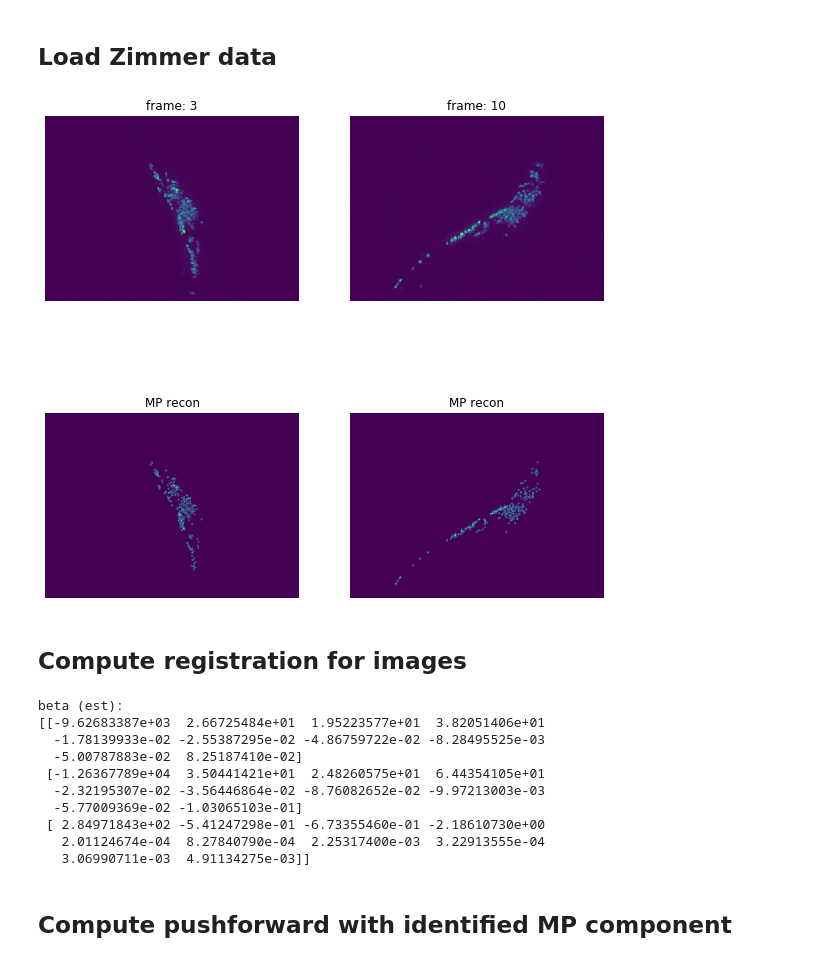
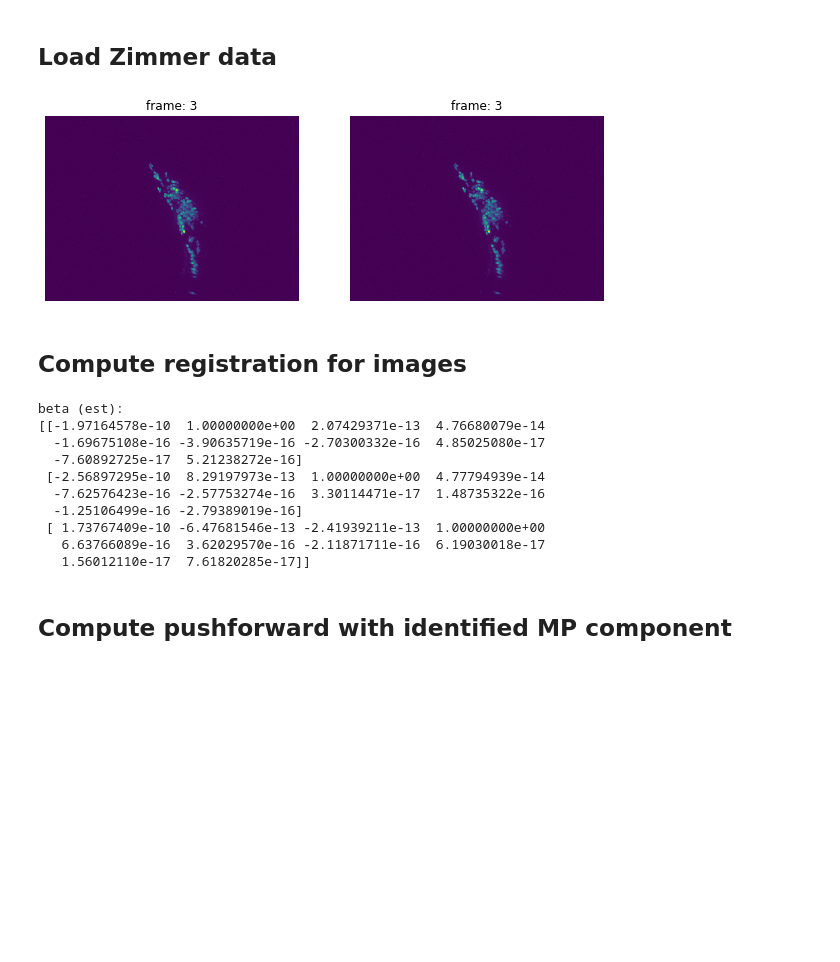
Before and after one commit to evarol/ot_tracking, a Jupyter notebook: python/notebooks/image_registration/two_frame/12_visualization_tools.ipynb, the cells around one changed output. Saved outputs shown, nothing was run; the diff lists cells and outputs as text; code cells hidden in the pictures; blank space fills up the shorter version.

Commit message:
Changed visualization notebook

```diff
--- a/python/notebooks/image_registration/two_frame/12_visualization_tools.ipynb
+++ b/python/notebooks/image_registration/two_frame/12_visualization_tools.ipynb
@@ -24,52 +24,52 @@ from otimage.imagereg import ot_registration, gw_registration
 # %%
 # Frame index
 t1 = 3
-t2 = 10
+t2 = 3
 
 # Load two successive frames from dataset
 img_path = '/home/mn2822/Desktop/WormOT/data/zimmer/raw/mCherry_v00065-00115.hdf5'
 with readers.ZimmerReader(img_path) as reader:
     img_1 = reader.get_frame(t1)
     img_2 = reader.get_frame(t2)
     img_shape = img_1.shape
 
 # Load MP components
 mp_path = '/home/mn2822/Desktop/WormOT/data/zimmer/mp_components/mp_0000_0050.mat'
 mp_data = loadmat(mp_path)
 cov = mp_data['cov']
 pts_1 = mp_data['means'][t1, :, :]
 pts_2 = mp_data['means'][t2, :, :]
 wts_1 = mp_data['weights'][t1, :, 0]
 wts_2 = mp_data['weights'][t2, :, 0]
 n_mps = pts_1.shape[0]
 
 # Reconstruct images from MPs
-rec_1 = imagerep.reconstruct_image(pts_1, [cov], wts_1, img_shape)
-rec_2 = imagerep.reconstruct_image(pts_2, [cov], wts_2, img_shape)
+#rec_1 = imagerep.reconstruct_image(pts_1, [cov], wts_1, img_shape)
+#rec_2 = imagerep.reconstruct_image(pts_2, [cov], wts_2, img_shape)
 
 plt.figure(figsize=(10, 10))
 
-plt.subplot(221)
+plt.subplot(121)
 plot_maxproj(img_1)
 plt.title(f'frame: {t1}')
 plt.axis('off')
 
-plt.subplot(222)
+plt.subplot(122)
 plot_maxproj(img_2)
 plt.title(f'frame: {t2}')
 plt.axis('off');
 
-plt.subplot(223)
-plot_maxproj(rec_1)
-plt.title('MP recon')
-plt.axis('off')
+# plt.subplot(223)
+# plot_maxproj(rec_1)
+# plt.title('MP recon')
+# plt.axis('off')
 
-plt.subplot(224)
-plot_maxproj(rec_2)
-plt.title('MP recon')
-plt.axis('off');
+# plt.subplot(224)
+# plot_maxproj(rec_2)
+# plt.title('MP recon')
+# plt.axis('off');
 # %% [output]
-[figure, old version]
+[figure, new version]
 # %% [markdown]
 ## Compute registration for images
 # %%
@@ -82,15 +82,15 @@ print('beta (est):')
 print(model.beta)
 # %% [output]
 beta (est):
-[[-9.62683387e+03  2.66725484e+01  1.95223577e+01  3.82051406e+01
-  -1.78139933e-02 -2.55387295e-02 -4.86759722e-02 -8.28495525e-03
-  -5.00787883e-02  8.25187410e-02]
- [-1.26367789e+04  3.50441421e+01  2.48260575e+01  6.44354105e+01
-  -2.32195307e-02 -3.56446864e-02 -8.76082652e-02 -9.97213003e-03
-  -5.77009369e-02 -1.03065103e-01]
- [ 2.84971843e+02 -5.41247298e-01 -6.73355460e-01 -2.18610730e+00
-   2.01124674e-04  8.27840790e-04  2.25317400e-03  3.22913555e-04
-   3.06990711e-03  4.91134275e-03]]
+[[-1.97164578e-10  1.00000000e+00  2.07429371e-13  4.76680079e-14
+  -1.69675108e-16 -3.90635719e-16 -2.70300332e-16  4.85025080e-17
+  -7.60892725e-17  5.21238272e-16]
+ [-2.56897295e-10  8.29197973e-13  1.00000000e+00  4.77794939e-14
+  -7.62576423e-16 -2.57753274e-16  3.30114471e-17  1.48735322e-16
+  -1.25106499e-16 -2.79389019e-16]
+ [ 1.73767409e-10 -6.47681546e-13 -2.41939211e-13  1.00000000e+00
+   6.63766089e-16  3.62029570e-16 -2.11871711e-16  6.19030018e-17
+   1.56012110e-17  7.61820285e-17]]
 # %% [markdown]
 ## Compute pushforward with identified MP component
 # %%
```
Also changed, not shown: parts of 2 cells of this notebook.
